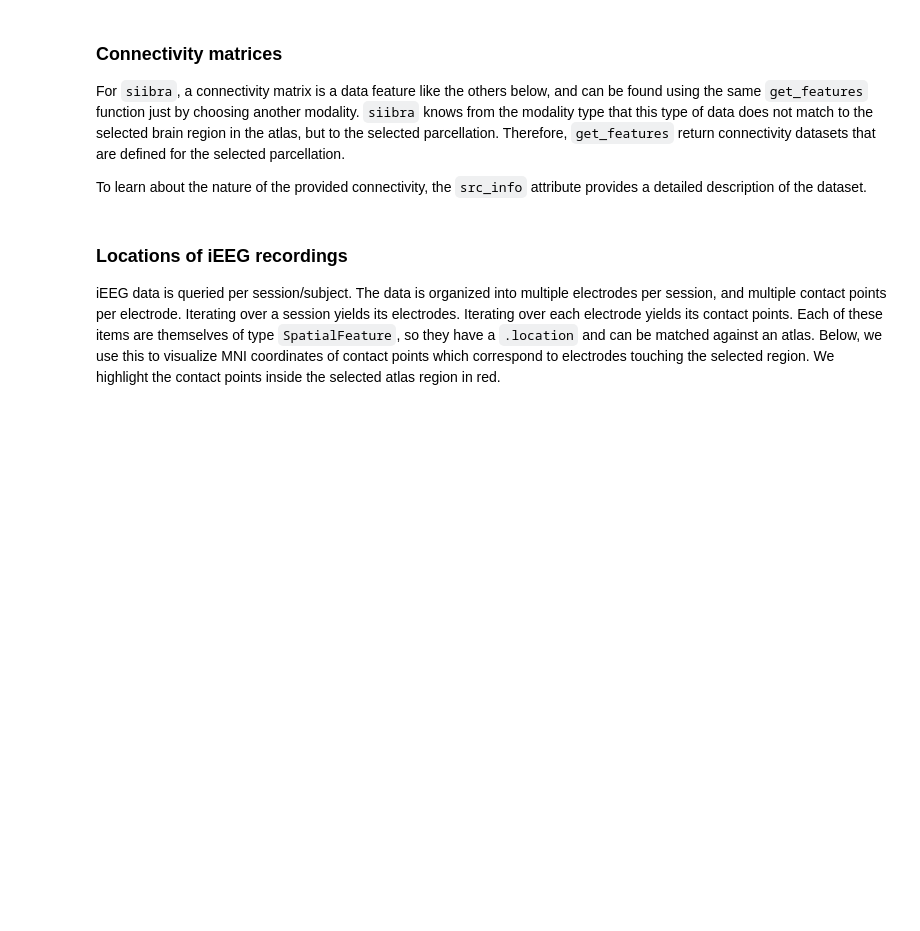
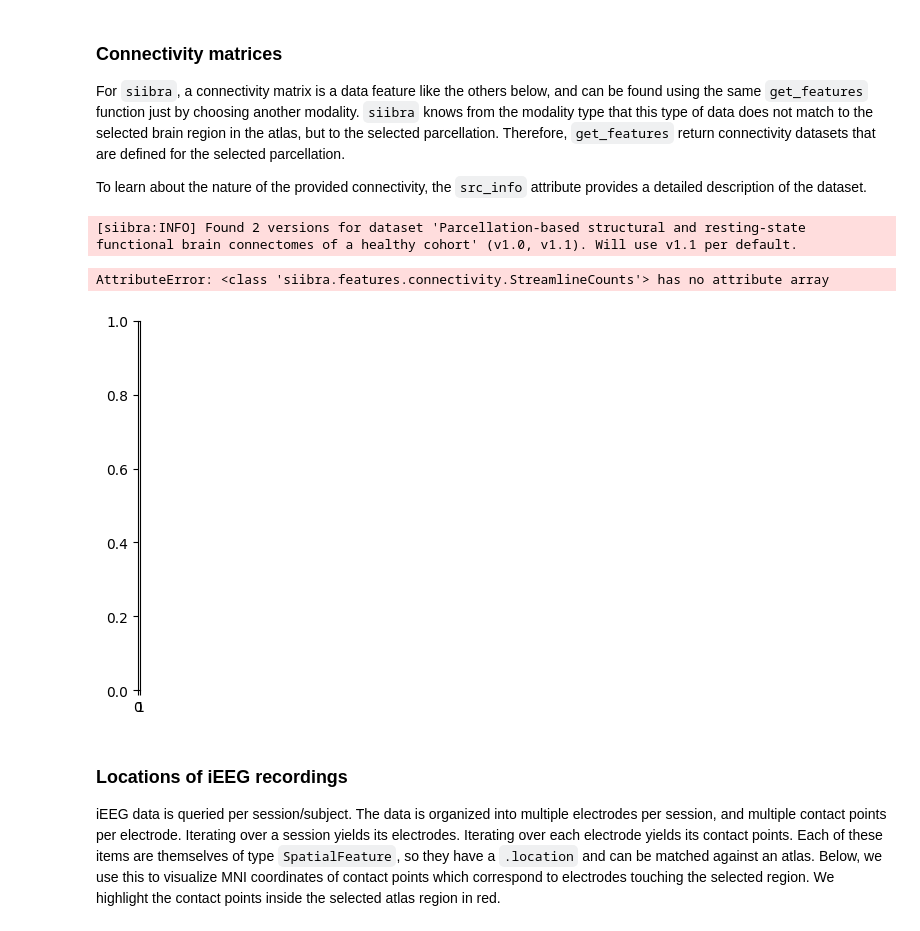
Before and after one commit to FZJ-INM1-BDA/siibra-tutorials, a Jupyter notebook: 02-DataFeatures.ipynb, the cells around one changed output. Saved outputs shown, nothing was run; the diff lists cells and outputs as text; code cells hidden in the pictures; blank space fills up the shorter version.

```diff
--- a/02-DataFeatures.ipynb
+++ b/02-DataFeatures.ipynb
@@ -72,22 +103,26 @@ For `siibra`, a connectivity matrix is a data feature like the others below, and
 To learn about the nature of the provided connectivity, the `src_info` attribute provides a detailed description of the dataset.
 # %%
 # Get the first four connectivity matrices available for the parcellation
-features = siibra.get_features(julichbrain,"connectivitymatrix")
+features = siibra.get_features(julichbrain, "StreamlineCounts")
 
 # format dataset names for use as figure titles
 from textwrap import wrap
 titleformat = lambda text : "\n".join(wrap(text.replace('_',' '),20))
 
 # plot the matrices
 import numpy as np
 import matplotlib.pyplot as plt
 %matplotlib inline
 fig = plt.figure()
 for i,feature in enumerate(features):
     ax = fig.add_subplot(1,len(features),i+1)
     ax.imshow(np.log(feature.array),cmap=plt.cm.hot)
     ax.set_title(titleformat(feature.name),size=10)
 fig.show()
+# %% [output]
+[siibra:INFO] Found 2 versions for dataset 'Parcellation-based structural and resting-state functional brain connectomes of a healthy cohort' (v1.0, v1.1). Will use v1.1 per default.
+AttributeError: <class 'siibra.features.connectivity.StreamlineCounts'> has no attribute array
+[figure, added]
 # %% [markdown]
 ### Locations of iEEG recordings
 
```
Also changed, not shown: parts of 8 cells of this notebook, 1 other file.
